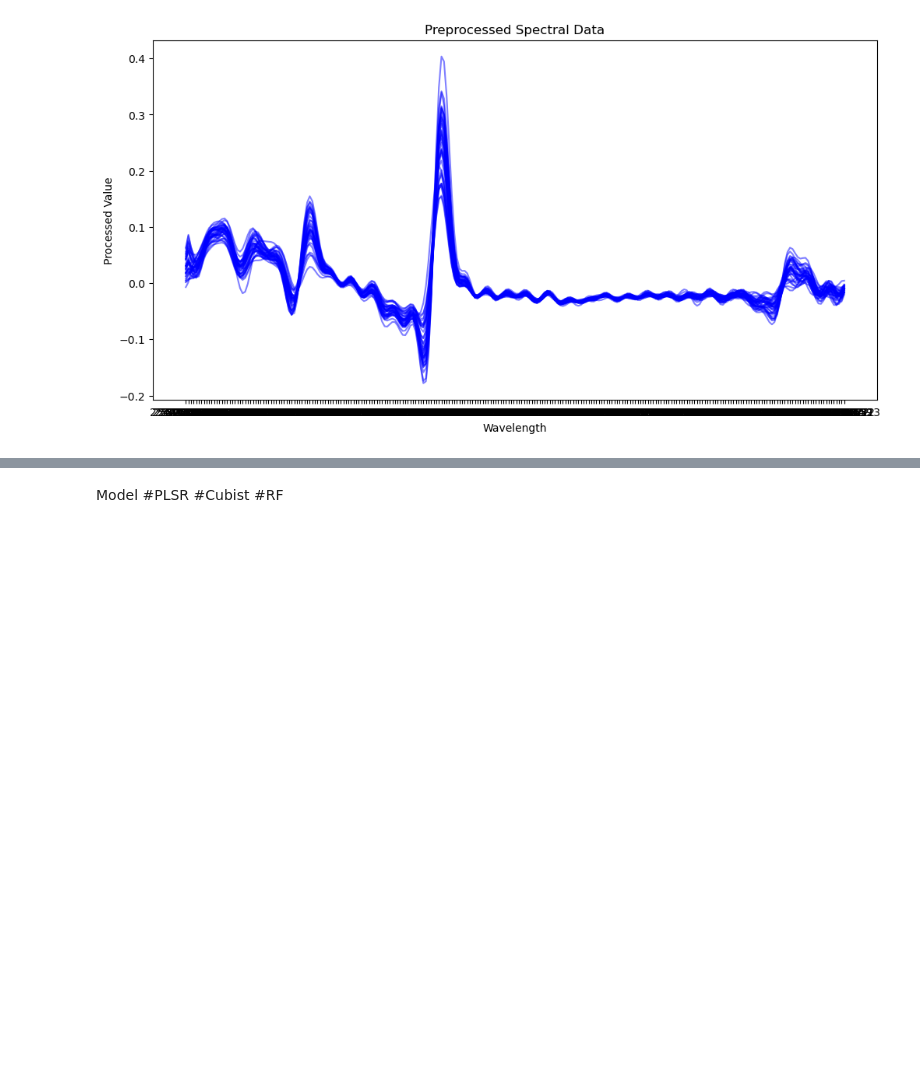
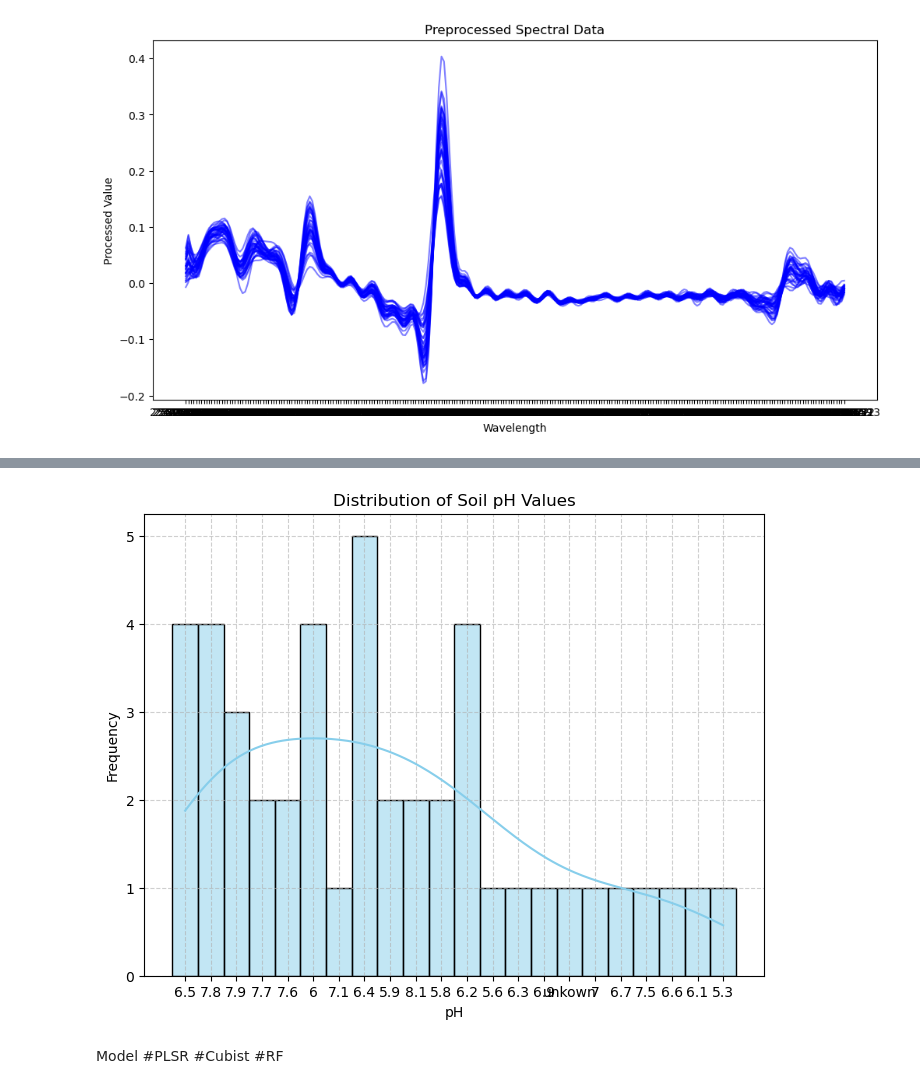
Before and after one commit to Juuuuuuupiter/Neospectra_Soil, a Jupyter notebook: spectra_se_soil.ipynb, the cells around one changed output, grey strips where cells are left out. Saved outputs shown, nothing was run; the diff lists cells and outputs as text; code cells hidden in the pictures; blank space fills up the shorter version.

Commit message:
Load and analysis wetlab

```diff
--- a/spectra_se_soil.ipynb
+++ b/spectra_se_soil.ipynb
@@ -230,3 +230,11 @@ Load soil property data
 3. check the histogram of each properties #datawrangler
 4. check the summary statistics of each properties
 5. check the correlation statistics of the data
+# %%
+url = "https://raw.githubusercontent.com/Juuuuuuupiter/Neospectra_Soil/main/SE_Wetlab_Neospectra.csv"
+csv_file_path = url
+df_wetlab_data = pd.read_csv(url)
+print(df_wetlab_data.head())  # Display the first few rows of the dataframe to verify loading
+
+##convert data from string to numeric
+##df_wetlab_data['pH_water'] = pd.to_numeric(df_wetlab_data['pH_water'], errors='coerce')
@@ -233,3 +299,15 @@ Load soil property data
+# %%
+#frequency graphic of wetlab properties
+plt.figure(figsize=(8, 6))
+sns.histplot(df_wetlab_data['pH(water)'], bins=20, kde=True, color='skyblue')
+
+plt.title("Distribution of Soil pH Values")
+plt.xlabel("pH")
+plt.ylabel("Frequency")
+plt.grid(True, linestyle="--", alpha=0.6)
+plt.show()
+# %% [output]
+[figure, added]
 # %%
 ##manually change the csv file
 # %% [markdown]
```
Also changed, not shown: parts of 3 cells of this notebook, 2 other files.
